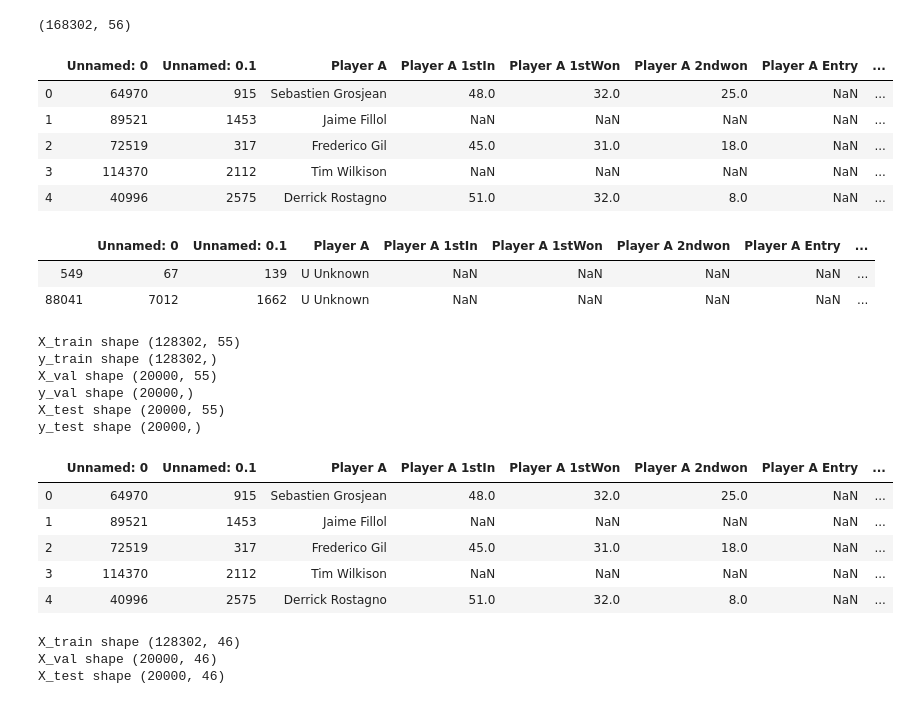
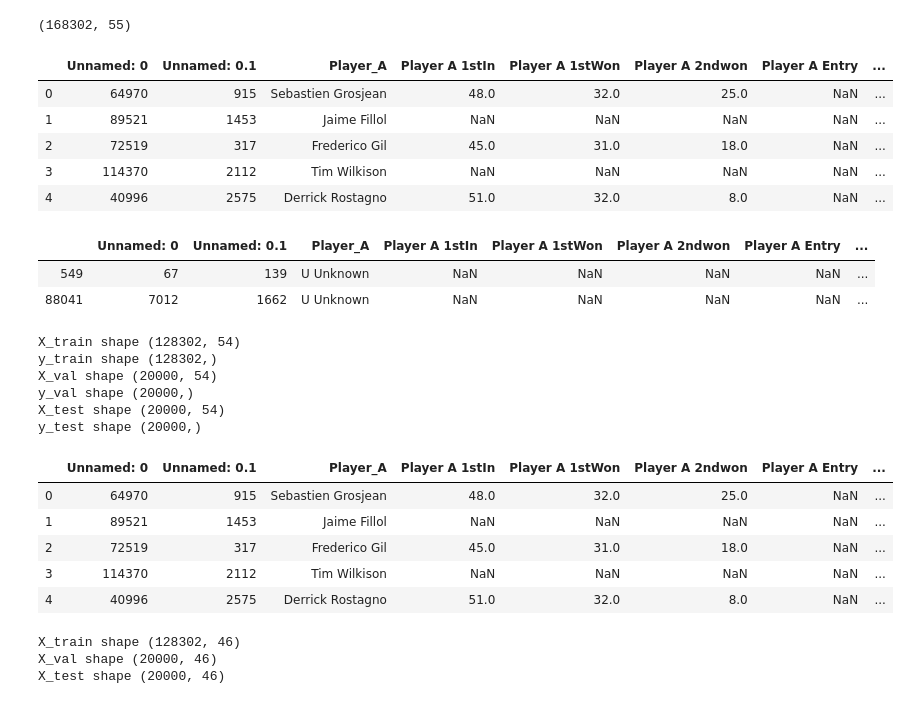
Before and after one commit to AndrewSLowe/tennis-prediction-project, a Jupyter notebook: notebooks/tennis-prediction-project-notebook.ipynb, the cells around one changed output. Saved outputs shown, nothing was run; the diff lists cells and outputs as text; code cells hidden in the pictures.

```diff
--- a/notebooks/tennis-prediction-project-notebook.ipynb
+++ b/notebooks/tennis-prediction-project-notebook.ipynb
@@ -4,27 +1,34 @@ df = pd.read_csv('tennis_final.csv')
+# %%
+import pandas as pd
+df = pd.read_csv('tennis_final.csv')
+df = df.drop(columns='Winner')
+df1 = df.rename(columns={'Player A': 'Player_A', 'Player B':'Player_B', 'Player A bpFaced': 'Player_A_bpFaced',
+                         'Player B bpFaced': 'Player_B_bpFaced', 'Player A bpSaved':'Player_A_bpSaved',
+                        'Player B bpSaved':'Player_B_bpSaved', 'Winner2': 'Winner'})
 # %%
-print(df.shape)
-df.head()
+print(df1.shape)
+df1.head()
 # %% [output]
-(168302, 56)
+(168302, 55)
-|  | Unnamed: 0 | Unnamed: 0.1 | Player A | Player A 1stIn | Player A 1stWon | Player A 2ndwon | Player A Entry | ... |
+|  | Unnamed: 0 | Unnamed: 0.1 | Player_A | Player A 1stIn | Player A 1stWon | Player A 2ndwon | Player A Entry | ... |
 | 0 | 64970 | 915 | Sebastien Grosjean | 48.0 | 32.0 | 25.0 | NaN | ... |
 | 1 | 89521 | 1453 | Jaime Fillol | NaN | NaN | NaN | NaN | ... |
 | 2 | 72519 | 317 | Frederico Gil | 45.0 | 31.0 | 18.0 | NaN | ... |
 | 3 | 114370 | 2112 | Tim Wilkison | NaN | NaN | NaN | NaN | ... |
 | 4 | 40996 | 2575 | Derrick Rostagno | 51.0 | 32.0 | 8.0 | NaN | ... |
-# %%
-df.loc[(df['Player B']) == (df['Player A'])]
-# %% [output]
-|  | Unnamed: 0 | Unnamed: 0.1 | Player A | Player A 1stIn | Player A 1stWon | Player A 2ndwon | Player A Entry | ... |
-| 549 | 67 | 139 | U Unknown | NaN | NaN | NaN | NaN | ... |
-| 88041 | 7012 | 1662 | U Unknown | NaN | NaN | NaN | NaN | ... |
+# %%
+df1.loc[(df1['Player_B']) == (df1['Player_A'])]
+# %% [output]
+|  | Unnamed: 0 | Unnamed: 0.1 | Player_A | Player A 1stIn | Player A 1stWon | Player A 2ndwon | Player A Entry | ... |
+| 549 | 67 | 139 | U Unknown | NaN | NaN | NaN | NaN | ... |
+| 88041 | 7012 | 1662 | U Unknown | NaN | NaN | NaN | NaN | ... |
 # %%
 import numpy as np
 import pandas as pd
 from sklearn.model_selection import train_test_split
 
-X = df.drop(columns='Winner2')
-y = df['Winner2']
+X = df1.drop(columns='Winner')
+y = df1['Winner']
 
 X_trainval, X_test, y_trainval, y_test = train_test_split(
     X, y, test_size=20000, random_state=42)
@@ -40,17 +44,17 @@ print('y_val shape', y_val.shape)
 print('X_test shape', X_test.shape)
 print('y_test shape', y_test.shape)
 # %% [output]
-X_train shape (128302, 55)
+X_train shape (128302, 54)
 y_train shape (128302,)
-X_val shape (20000, 55)
+X_val shape (20000, 54)
 y_val shape (20000,)
-X_test shape (20000, 55)
+X_test shape (20000, 54)
 y_test shape (20000,)
 # %%
 pd.set_option('display.max_columns', 500)
 df.head()
 # %% [output]
-|  | Unnamed: 0 | Unnamed: 0.1 | Player A | Player A 1stIn | Player A 1stWon | Player A 2ndwon | Player A Entry | ... |
+|  | Unnamed: 0 | Unnamed: 0.1 | Player_A | Player A 1stIn | Player A 1stWon | Player A 2ndwon | Player A Entry | ... |
 | 0 | 64970 | 915 | Sebastien Grosjean | 48.0 | 32.0 | 25.0 | NaN | ... |
 | 1 | 89521 | 1453 | Jaime Fillol | NaN | NaN | NaN | NaN | ... |
 | 2 | 72519 | 317 | Frederico Gil | 45.0 | 31.0 | 18.0 | NaN | ... |
```
Also changed, not shown: parts of 23 cells of this notebook, 3 other files.
